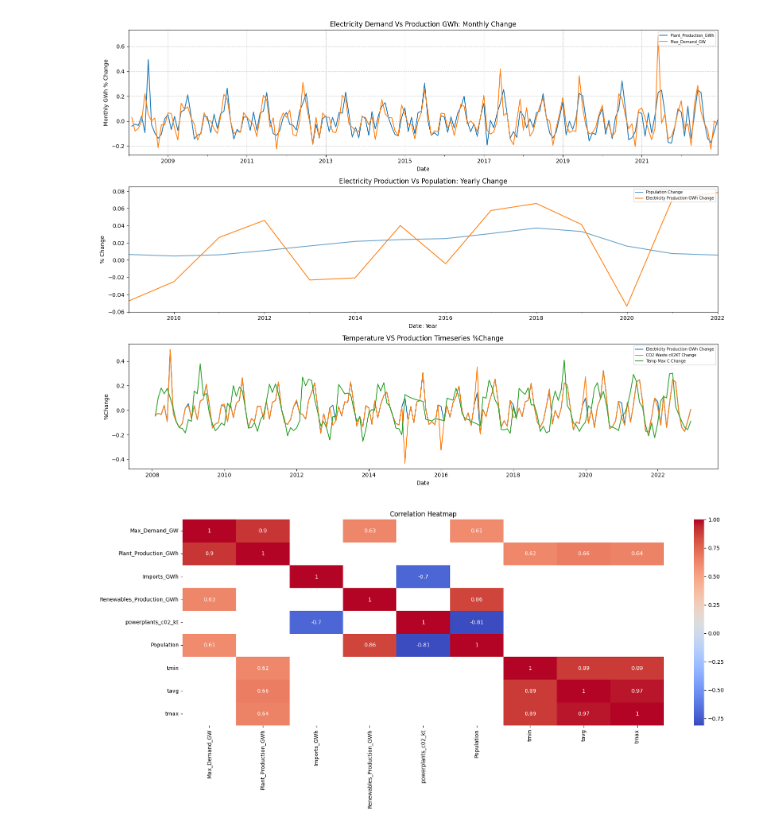
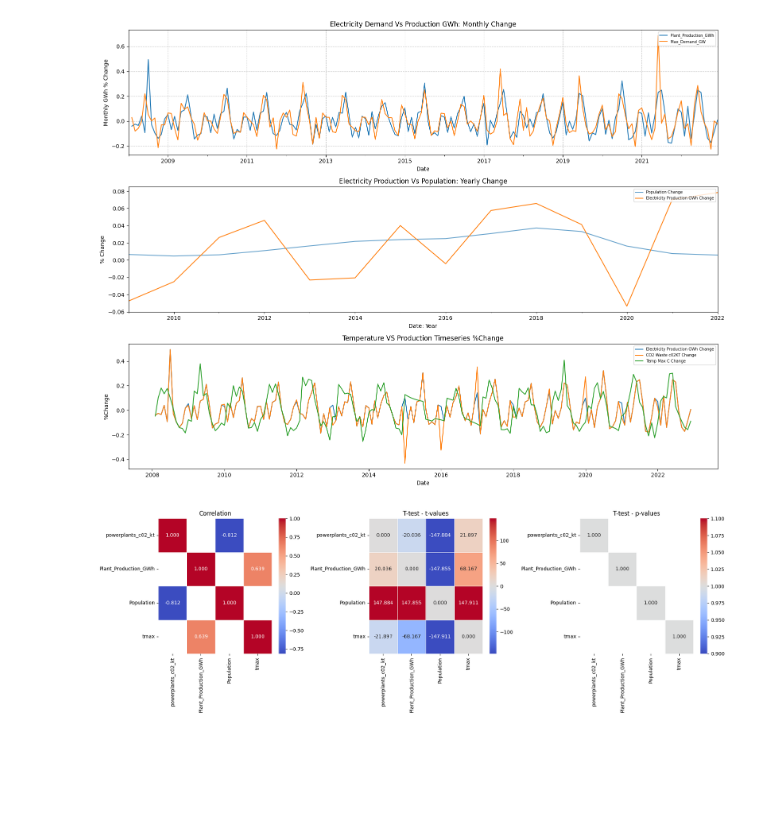
Before and after one commit to ATECO-malta/applied_ml_assignment, a Jupyter notebook: data_analysis.ipynb, the cells around one changed output. Saved outputs shown, nothing was run; the diff lists cells and outputs as text; code cells hidden in the pictures; blank space fills up the shorter version.

Commit message:
statistical tests

```diff
--- a/data_analysis.ipynb
+++ b/data_analysis.ipynb
@@ -355,19 +355,58 @@ plt.tight_layout()
 plt.show()
 # %% [output]
 [figure]
-# %%
-plt.figure(figsize=(18, 8))
-
-CR_THRESHOLD = 0.6
-
-corr_matrix = all_data_df.corr()
-sns.heatmap(
-    corr_matrix, annot=True, cmap="coolwarm", mask=(np.abs(corr_matrix) <= CR_THRESHOLD)
-)
-plt.title("Correlation Heatmap")
-
-plt.tight_layout()
-plt.show()
-# %% [output]
-[figure, removed]
+# %%
+from scipy.stats import ttest_ind
+
+CR_THRESHOLD = 0.6
+P_THRESHOLD = 0.05
+features = ["powerplants_c02_kt", "Plant_Production_GWh", "Population", "tmax"]
+
+corr_matrix = all_data_df[features].corr()
+t_value_matrix = np.zeros((len(features), len(features)))
+p_value_matrix = np.zeros((len(features), len(features)))
+
+for i, feature1 in enumerate(features):
+    for j, feature2 in enumerate(features):
+        t_value_matrix[i, j], p_value_matrix[i, j] = ttest_ind(
+            all_data_df[feature1], all_data_df[feature2], equal_var=False
+        )
+
+t_value_df = pd.DataFrame(t_value_matrix, index=features, columns=features)
+p_value_df = pd.DataFrame(p_value_matrix, index=features, columns=features)
+
+# Plot heatmaps
+plt.figure(figsize=(18, 6))
+
+plt.subplot(1, 3, 1)
+sns.heatmap(
+    corr_matrix,
+    annot=True,
+    cmap="coolwarm",
+    fmt=".3f",
+    linewidths=0.5,
+    mask=(np.abs(corr_matrix) <= CR_THRESHOLD),
+)
+plt.title("Correlation")
+
+plt.subplot(1, 3, 2)
+sns.heatmap(t_value_df, annot=True, cmap="coolwarm", fmt=".3f", linewidths=0.5)
+plt.title("T-test - t-values")
+
+plt.subplot(1, 3, 3)
+sns.heatmap(
+    p_value_df,
+    annot=True,
+    cmap="coolwarm",
+    fmt=".3f",
+    linewidths=0.5,
+    mask=(p_value_df <= P_THRESHOLD),
+)
+# Need to see if there is actual stats significance in the data changes.
+plt.title("T-test - p-values")
+
+plt.tight_layout()
+plt.show()
+# %% [output]
+[figure, added]
 # %%
```
Also changed, not shown: parts of 1 cell of this notebook.
